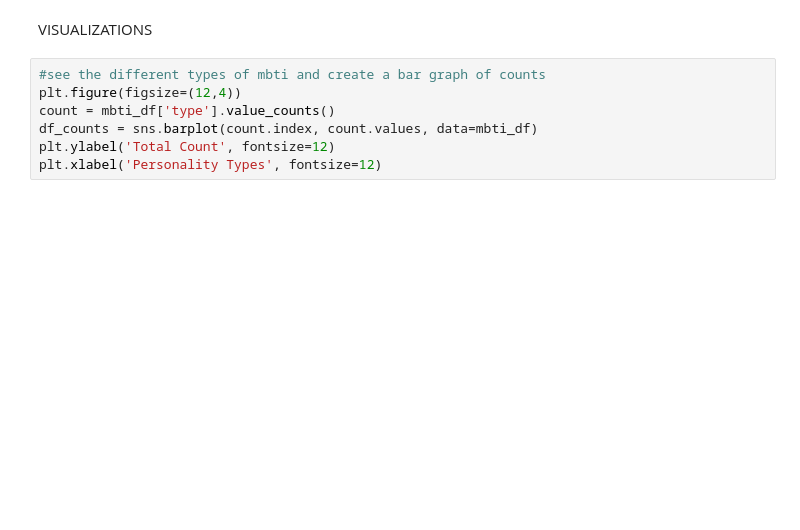
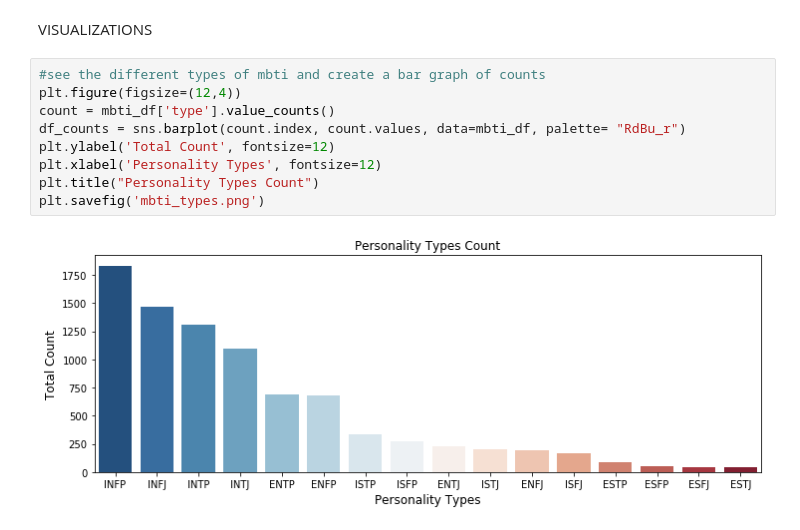
Before and after one commit to jingchliu/Personality-Predictor, a Jupyter notebook: Final_Project_Cleaning_Visualizations/Project 3 MBTI.ipynb, the cells around one changed output. Drawn from its saved outputs; the diff is of its cells as text; blank space fills up the shorter version.

```diff
--- a/Final_Project_Cleaning_Visualizations/Project 3 MBTI.ipynb
+++ b/Final_Project_Cleaning_Visualizations/Project 3 MBTI.ipynb
@@ -344,10 +368,14 @@ VISUALIZATIONS
 # %%
 #see the different types of mbti and create a bar graph of counts
 plt.figure(figsize=(12,4))
 count = mbti_df['type'].value_counts()
-df_counts = sns.barplot(count.index, count.values, data=mbti_df)
+df_counts = sns.barplot(count.index, count.values, data=mbti_df, palette= "RdBu_r")
 plt.ylabel('Total Count', fontsize=12)
 plt.xlabel('Personality Types', fontsize=12)
+plt.title("Personality Types Count")
+plt.savefig('mbti_types.png')
+# %% [output]
+[figure, added]
 # %%
 #comparison bar charts based on personality types
 #created new data frame with types
```
Also changed, not shown: parts of 15 cells of this notebook, 12 other files.
